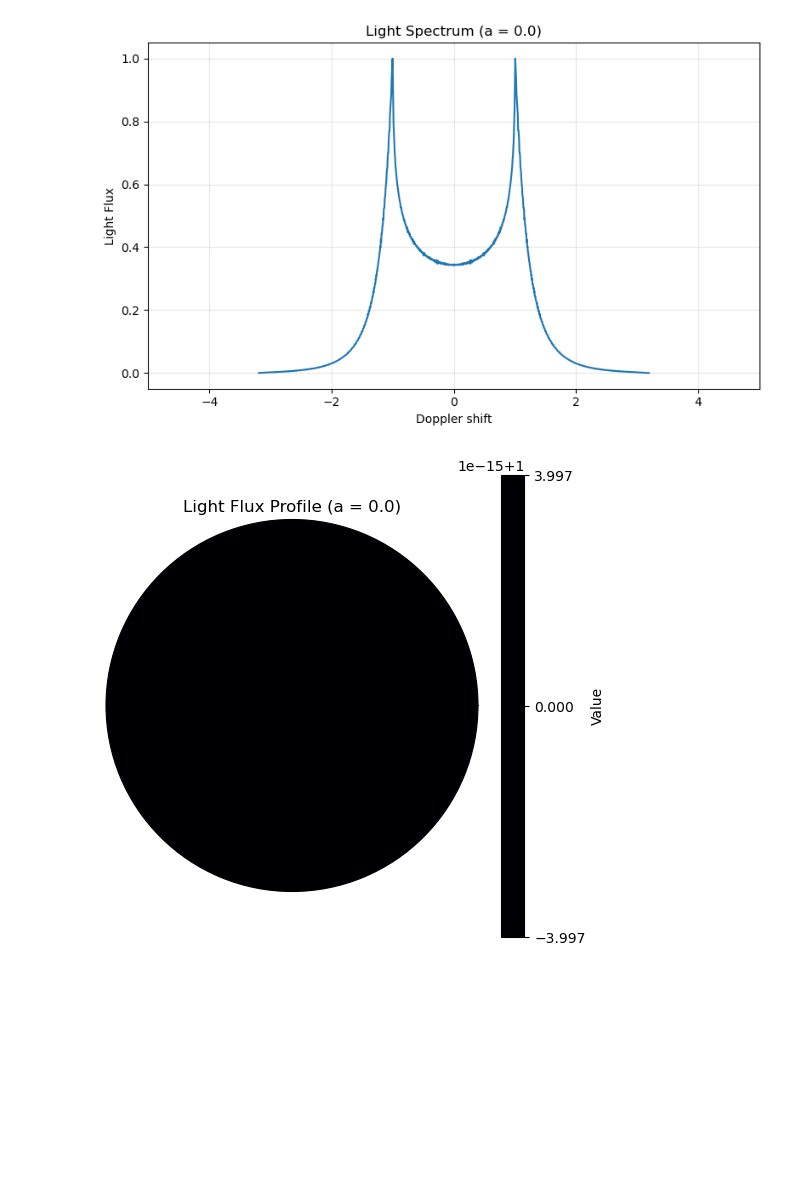
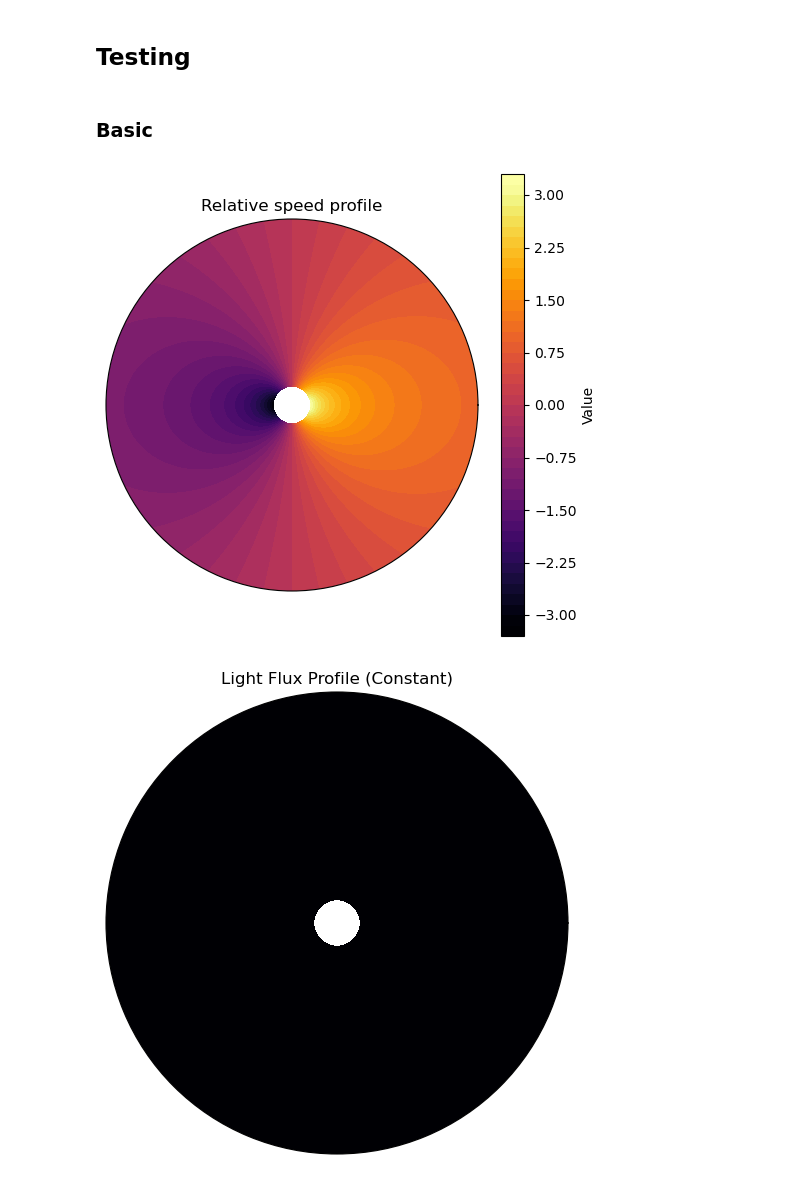
Before and after one commit to o-thorp7/ssp_code_2025, a Jupyter notebook: oli/neater_rob_code.ipynb, the cells around one changed output. Saved outputs shown, nothing was run; the diff lists cells and outputs as text; code cells hidden in the pictures; blank space fills up the shorter version.

```diff
--- a/oli/neater_rob_code.ipynb
+++ b/oli/neater_rob_code.ipynb
@@ -613,5 +752,13 @@ outputs/auto_generated/inv_power_2_spots_a_1.00__sigma_2.0__
-# %%
-plot_prof_spec_prof_from_fn("get_intens_a_0.00__sigma_None")
-# %% [output]
-[figure]
-[figure]
+# %% [markdown]
+## Testing
+# %% [markdown]
+### Basic
+# %%
+r_vals, theta_vals, intens_vals, vel_vals, area_flux_vals = get_grids(a=0.0)
+
+
+plot_polar_profile(r_vals, theta_vals, vel_vals, title="Relative speed profile", colour_contrast_style="symmetric")
+plot_polar_profile(r_vals, theta_vals, intens_vals)
+# %% [output]
+[figure, new version]
+[figure, new version]
```
Also changed, not shown: parts of 27 cells of this notebook, 47 other files.
